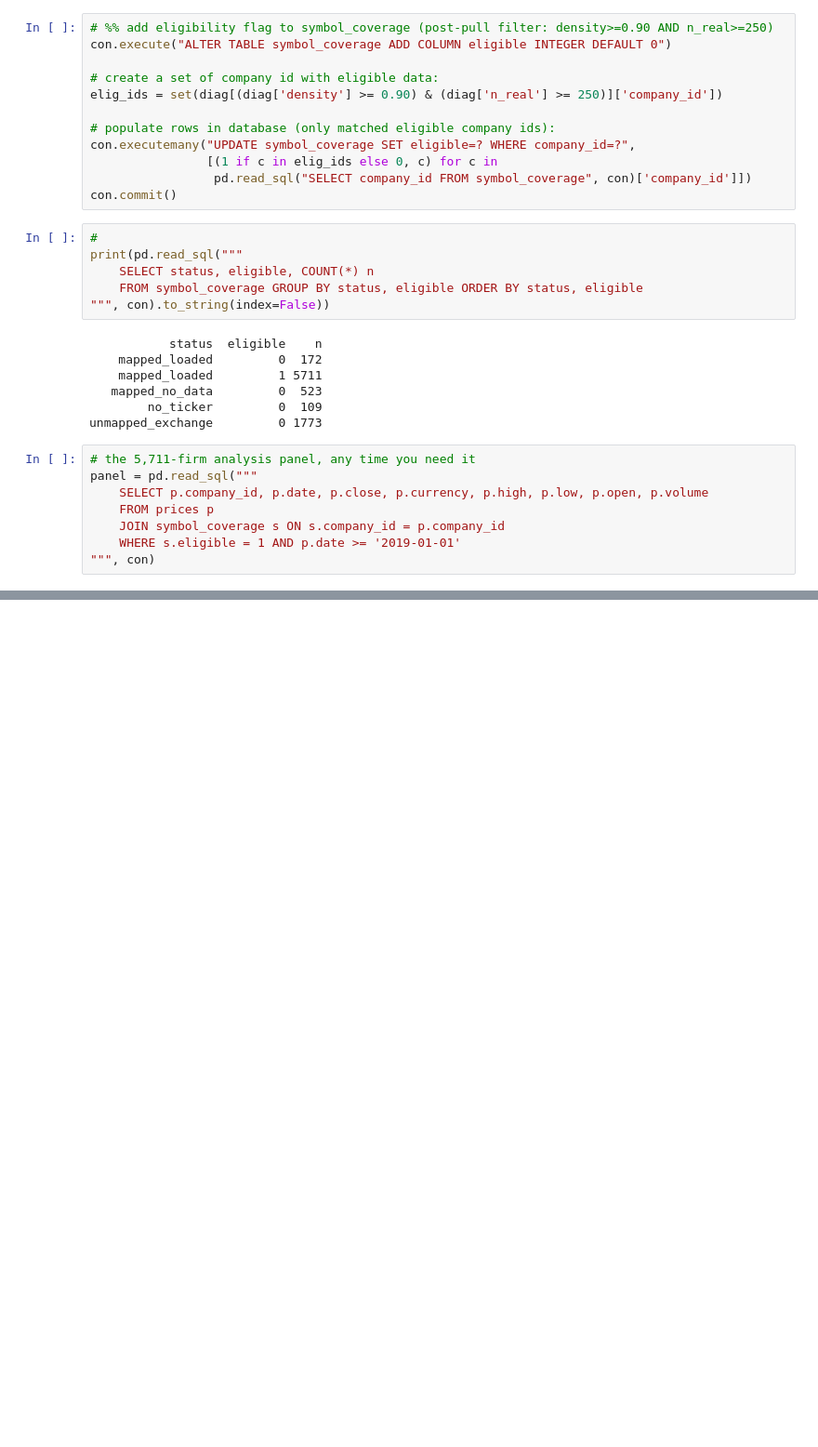
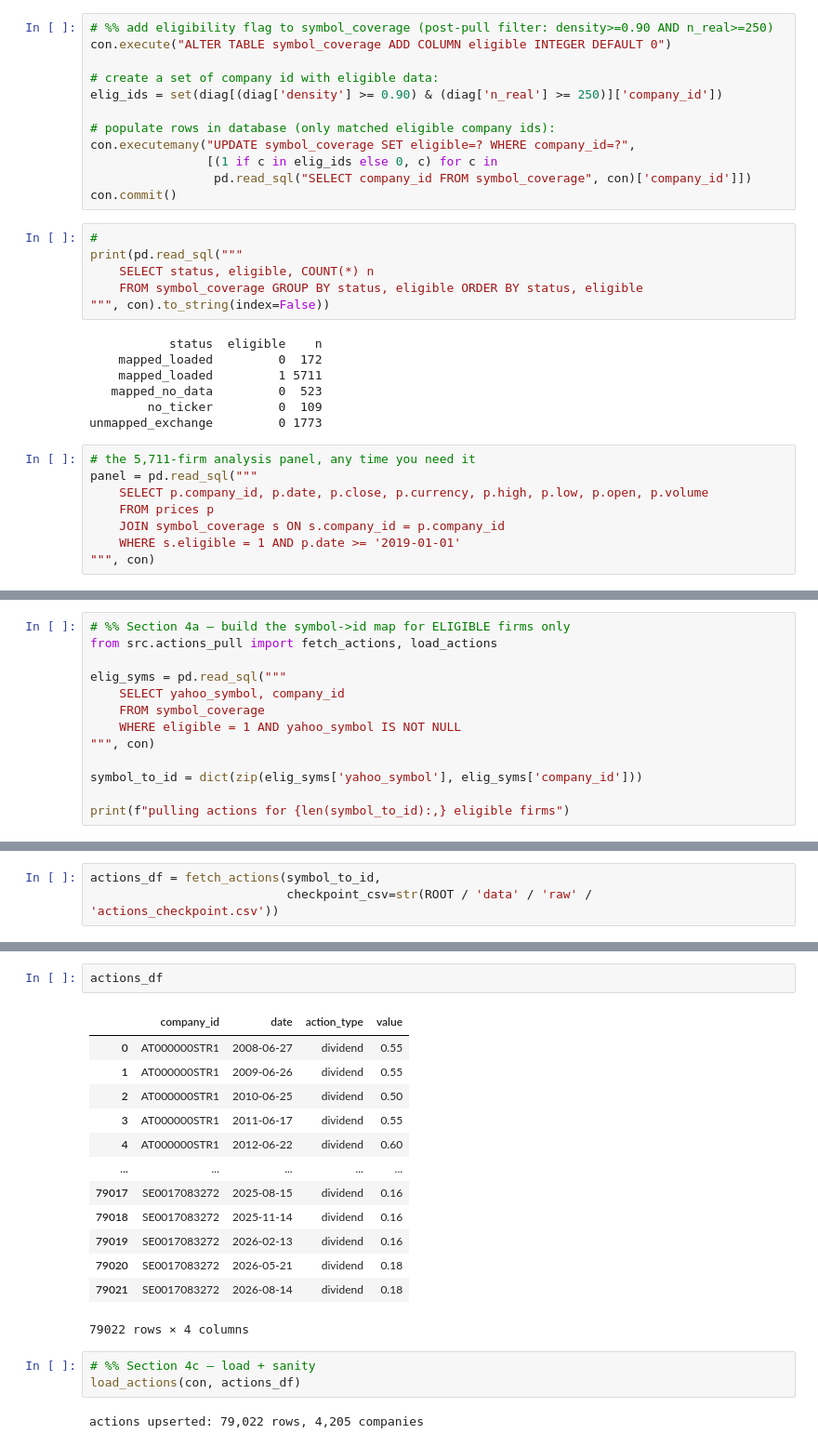
Before and after one commit to salinela/carbon-portfolio-project-v2, a Jupyter notebook: notebooks/03_market_data_pull.ipynb, the cells around one changed output, grey strips where cells are left out. Shown at 93% size. Drawn from its saved outputs; the diff is of its cells as text; blank space fills up the shorter version.

Commit message:
saved notebook 3 corporate actions

```diff
--- a/notebooks/03_market_data_pull.ipynb
+++ b/notebooks/03_market_data_pull.ipynb
@@ -398,0 +516,13 @@ load_fx(con, fx_df)
+# %%
+# %% Section 4a — build the symbol->id map for ELIGIBLE firms only
+from src.actions_pull import fetch_actions, load_actions
+
+elig_syms = pd.read_sql("""
+    SELECT yahoo_symbol, company_id
+    FROM symbol_coverage
+    WHERE eligible = 1 AND yahoo_symbol IS NOT NULL
+""", con)
+
+symbol_to_id = dict(zip(elig_syms['yahoo_symbol'], elig_syms['company_id']))
+
+print(f"pulling actions for {len(symbol_to_id):,} eligible firms")
@@ -398,0 +531,3 @@ load_fx(con, fx_df)
+# %%
+actions_df = fetch_actions(symbol_to_id,
+                           checkpoint_csv=str(ROOT / 'data' / 'raw' / 'actions_checkpoint.csv'))
@@ -398,0 +543,21 @@ load_fx(con, fx_df)
+# %%
+actions_df
+# %% [output]
+|  | company_id | date | action_type | value |
+| 0 | AT000000STR1 | 2008-06-27 | dividend | 0.55 |
+| 1 | AT000000STR1 | 2009-06-26 | dividend | 0.55 |
+| 2 | AT000000STR1 | 2010-06-25 | dividend | 0.50 |
+| 3 | AT000000STR1 | 2011-06-17 | dividend | 0.55 |
+| 4 | AT000000STR1 | 2012-06-22 | dividend | 0.60 |
+| ... | ... | ... | ... | ... |
+| 79017 | SE0017083272 | 2025-08-15 | dividend | 0.16 |
+| 79018 | SE0017083272 | 2025-11-14 | dividend | 0.16 |
+| 79019 | SE0017083272 | 2026-02-13 | dividend | 0.16 |
+| 79020 | SE0017083272 | 2026-05-21 | dividend | 0.18 |
+| 79021 | SE0017083272 | 2026-08-14 | dividend | 0.18 |
+79022 rows × 4 columns
+# %%
+# %% Section 4c — load + sanity
+load_actions(con, actions_df)
+# %% [output]
+actions upserted: 79,022 rows, 4,205 companies
```
Also changed, not shown: parts of 20 cells of this notebook.
